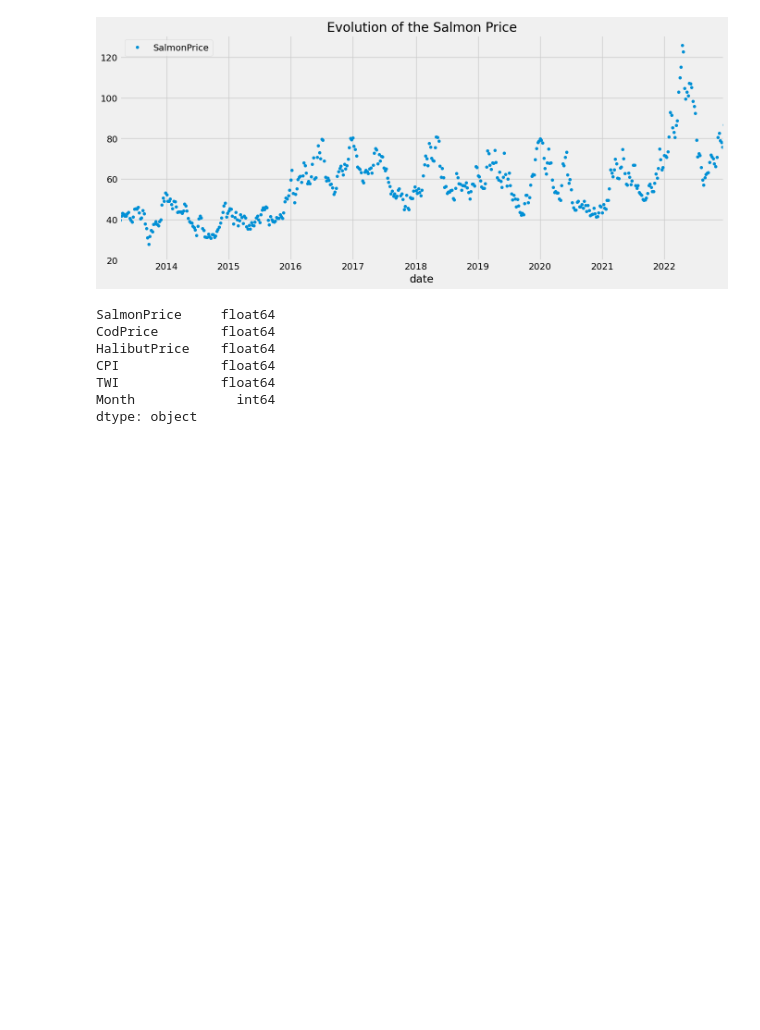
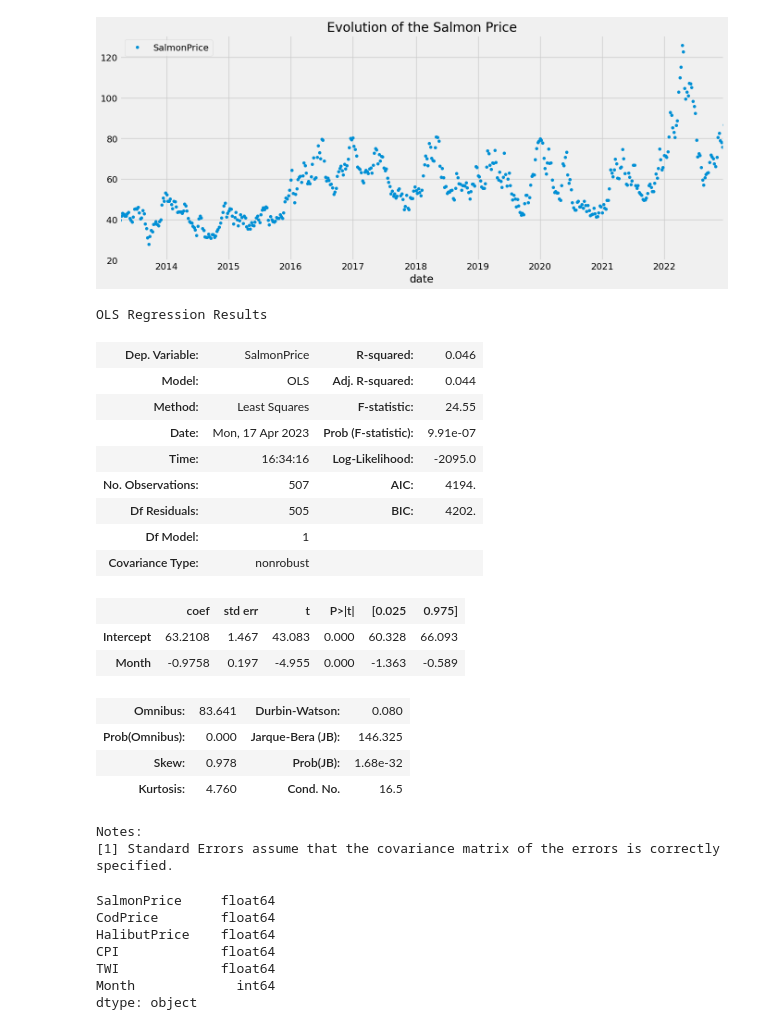
Before and after one commit to BachelorLaks/bachelor2023, a Jupyter notebook: data/Exploratory analysis.ipynb, the cells around one changed output. Cells and saved outputs as stored; diff of their text form; code cells hidden in the pictures; blank space fills up the shorter version.

```diff
--- a/data/Exploratory analysis.ipynb
+++ b/data/Exploratory analysis.ipynb
@@ -44,6 +44,30 @@ var_set.SalmonPrice.plot(figsize=(15,6), legend=True, title='Evolution of the Sa
 # %% [output]
 <Axes: title={'center': 'Evolution of the Salmon Price'}, xlabel='date'>
 [figure]
+# %%
+reg_line = smf.ols(formula = 'SalmonPrice ~ Month', data = var_set).fit()
+
+reg_line.summary()
+# %% [output]
+OLS Regression Results
+| Dep. Variable: | SalmonPrice | R-squared: | 0.046 |
+| Model: | OLS | Adj. R-squared: | 0.044 |
+| Method: | Least Squares | F-statistic: | 24.55 |
+| Date: | Mon, 17 Apr 2023 | Prob (F-statistic): | 9.91e-07 |
+| Time: | 16:34:16 | Log-Likelihood: | -2095.0 |
+| No. Observations: | 507 | AIC: | 4194. |
+| Df Residuals: | 505 | BIC: | 4202. |
+| Df Model: | 1 |  |  |
+| Covariance Type: | nonrobust |  |  |
+|  | coef | std err | t | P>|t| | [0.025 | 0.975] |
+| Intercept | 63.2108 | 1.467 | 43.083 | 0.000 | 60.328 | 66.093 |
+| Month | -0.9758 | 0.197 | -4.955 | 0.000 | -1.363 | -0.589 |
+| Omnibus: | 83.641 | Durbin-Watson: | 0.080 |
+| Prob(Omnibus): | 0.000 | Jarque-Bera (JB): | 146.325 |
+| Skew: | 0.978 | Prob(JB): | 1.68e-32 |
+| Kurtosis: | 4.760 | Cond. No. | 16.5 |
+Notes:
+[1] Standard Errors assume that the covariance matrix of the errors is correctly specified.
 # %%
 var_set.dtypes
 # %% [output]
```
